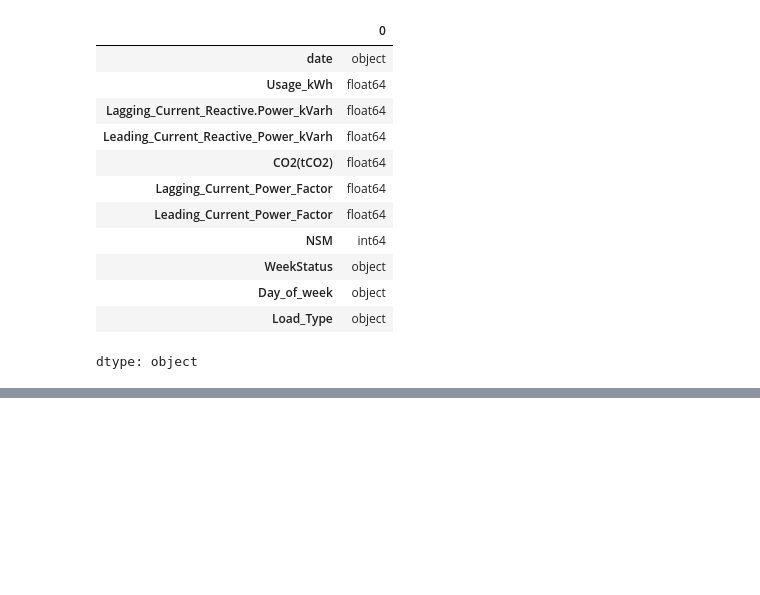
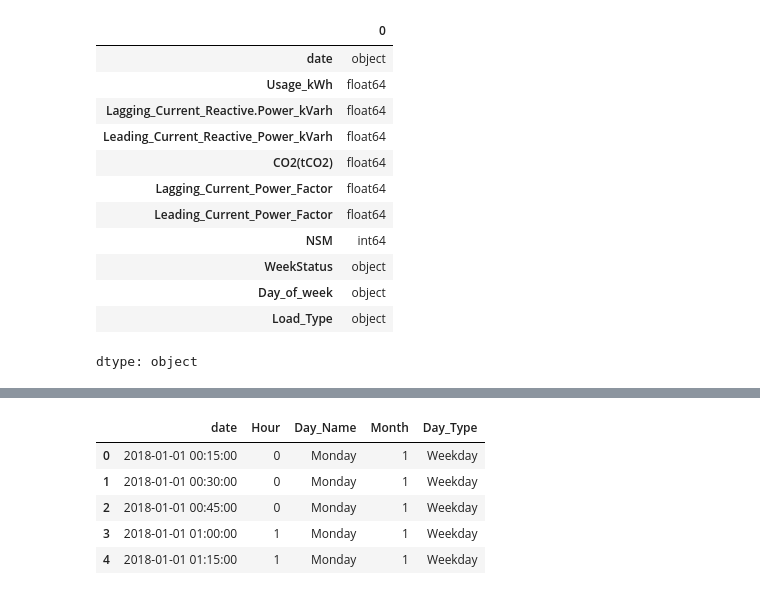
Before and after one commit to hania-sajjad/Week-2-Task, a Jupyter notebook: week2_eda.ipynb, the cells around one changed output, grey strips where cells are left out. Drawn from its saved outputs; the diff is of its cells as text; code cells hidden in the pictures; blank space fills up the shorter version.

Commit message:
Conversion and Extraction of Date Column Addition of New Columns

```diff
--- a/week2_eda.ipynb
+++ b/week2_eda.ipynb
@@ -140,0 +154,5 @@ dtype: object
+# %%
+df['date'].head()
+#Convert
+df['date'] = pd.to_datetime(df['date'], dayfirst=True)
+df['date'].dtype
@@ -140,0 +165,22 @@ dtype: object
+# %%
+#Extract hour of the day
+df['Hour'] = df['date'].dt.hour
+
+#Extract day name
+df['Day_Name'] = df['date'].dt.day_name()
+
+#Extract month number
+df['Month'] = df['date'].dt.month
+
+#Determine whether the day is a weekday or weekend
+df['Day_Type'] = np.where(df['date'].dt.weekday < 5, 'Weekday', 'Weekend')
+
+#Display the new columns
+df[['date', 'Hour', 'Day_Name', 'Month', 'Day_Type']].head()
+# %% [output]
+|  | date | Hour | Day_Name | Month | Day_Type |
+| 0 | 2018-01-01 00:15:00 | 0 | Monday | 1 | Weekday |
+| 1 | 2018-01-01 00:30:00 | 0 | Monday | 1 | Weekday |
+| 2 | 2018-01-01 00:45:00 | 0 | Monday | 1 | Weekday |
+| 3 | 2018-01-01 01:00:00 | 1 | Monday | 1 | Weekday |
+| 4 | 2018-01-01 01:15:00 | 1 | Monday | 1 | Weekday |
```
Also changed, not shown: parts of 4 cells of this notebook.
